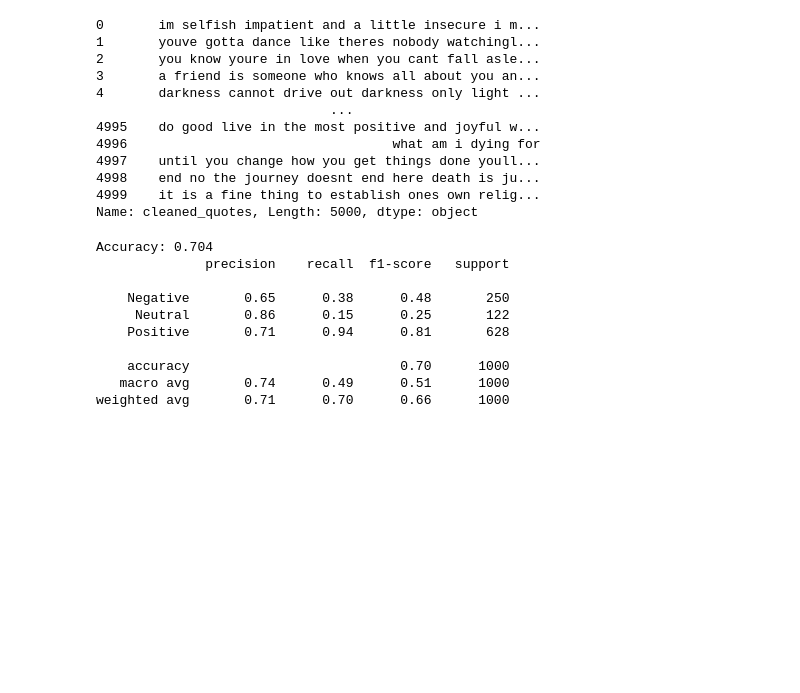
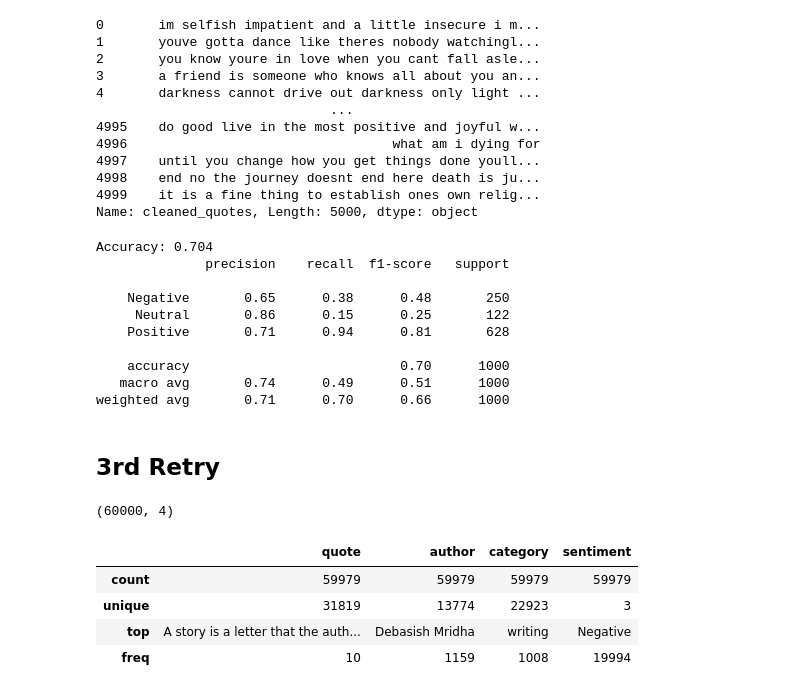
Before and after one commit to JamesAdeshina/Sentiment-Based_Quote_Generator, a Jupyter notebook: app.ipynb, the cells around one changed output. Drawn from its saved outputs; the diff is of its cells as text; code cells hidden in the pictures; blank space fills up the shorter version.

```diff
--- a/app.ipynb
+++ b/app.ipynb
@@ -360,3 +360,23 @@ Accuracy: 0.704
     accuracy                           0.70      1000
    macro avg       0.74      0.49      0.51      1000
 weighted avg       0.71      0.70      0.66      1000
+# %% [markdown]
+## 3rd Retry
+# %%
+#load the quotes stash
+bigquotes = pd.read_csv('data/balanced_quotes.csv')
+# quotes = quotes[['quote','author']]
+print(bigquotes.shape)
+# %% [output]
+(60000, 4)
+# %%
+bigquotes = bigquotes.dropna(subset=['author'])
+bigquotes = bigquotes.dropna(subset=['category'])
+# %%
+bigquotes.describe()
+# %% [output]
+|  | quote | author | category | sentiment |
+| count | 59979 | 59979 | 59979 | 59979 |
+| unique | 31819 | 13774 | 22923 | 3 |
+| top | A story is a letter that the auth... | Debasish Mridha | writing | Negative |
+| freq | 10 | 1159 | 1008 | 19994 |
```
Also changed, not shown: parts of 15 cells of this notebook, 6 other files.
